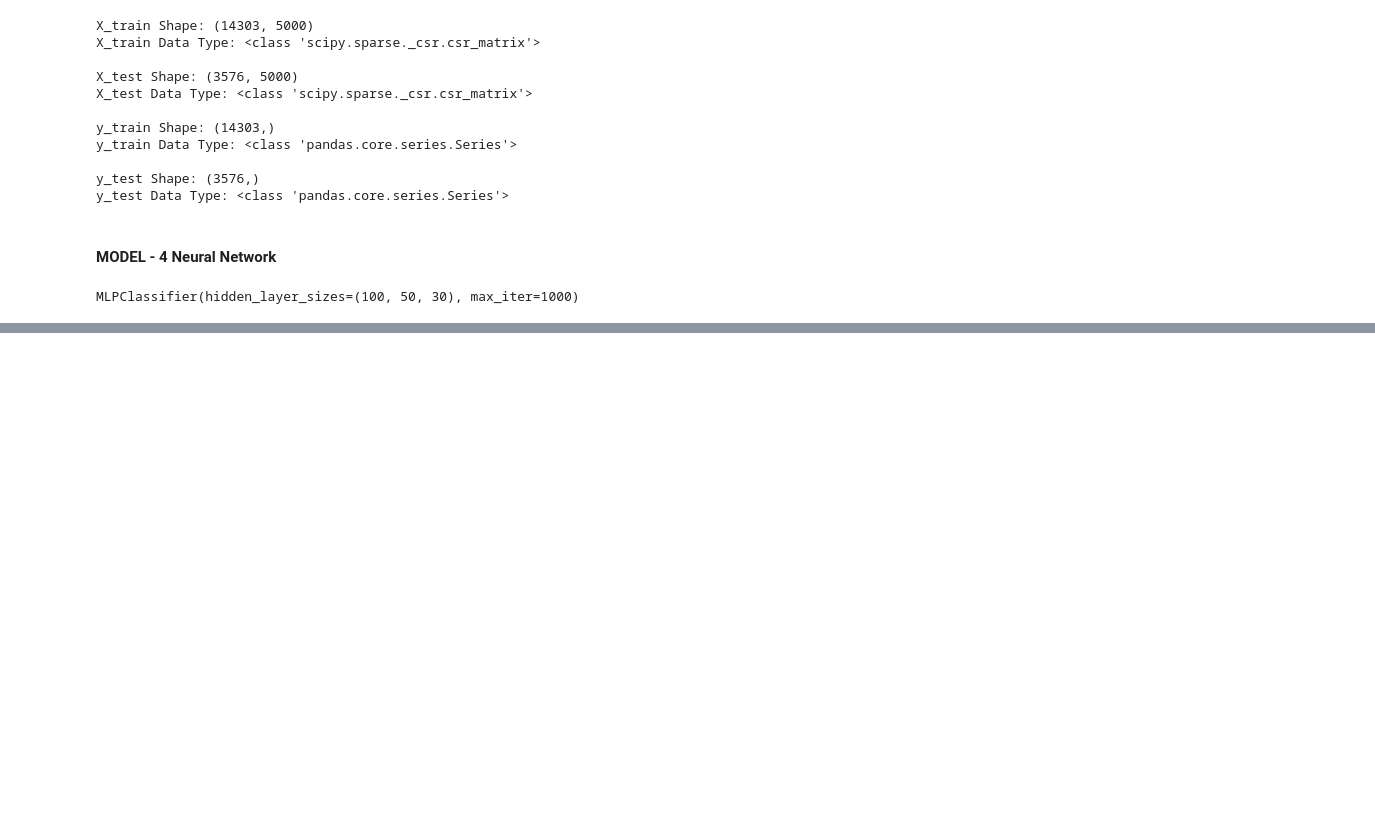
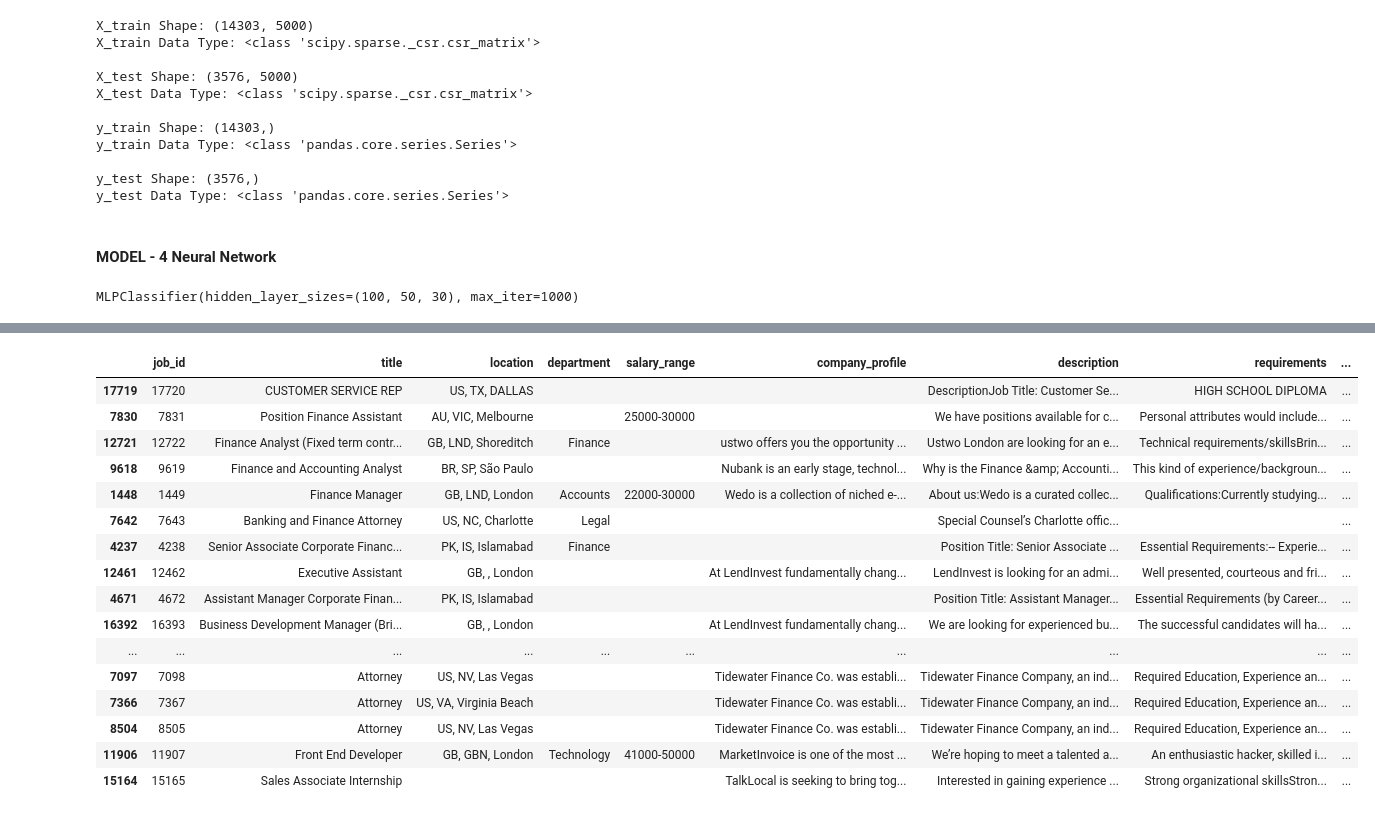
Before and after one commit to sumeetsuvarna/DataMining-Project, a Jupyter notebook: Data_Mining.ipynb, the cells around one changed output, grey strips where cells are left out. Cells and saved outputs as stored; diff of their text form; code cells hidden in the pictures; blank space fills up the shorter version.

```diff
--- a/Data_Mining.ipynb
+++ b/Data_Mining.ipynb
@@ -189,14 +206,3 @@ industry                4903
 function                6455
 fraudulent                 0
 dtype: int64
-# %%
-# Fill missing values in the necessary columns with an empty string
-job_data['location'].fillna('', inplace=True)
-
-job_data['description'].fillna('', inplace=True)
-
-job_data['company_profile'].fillna('', inplace=True)
-
-job_data['requirements'].fillna('', inplace=True)
-
-job_data['benefits'].fillna('', inplace=True)
@@ -438,7 +451,7 @@ job_data.shape
 # %%
 # for query search and  text preprocessing we will be combining the description and title column
 
-job_data['job_text_info'] = job_data['title'] + ' ' + job_data['description']
+job_data['job_text_info'] = job_data['title'] + ' ' + job_data['description'] + ' ' + job_data['company_profile']
 
 # Drop the 'job_title' and 'description' columns if needed
 # df = df.drop(['job_title', 'description'], axis=1)
@@ -614,0 +642,51 @@ Accuracy: 97.62%
+# %%
+from sklearn.metrics.pairwise import cosine_similarity
+import string
+
+def search_for_jobs(query, data, vectorizer, job_data):
+    # Preprocess the query
+    query = query.lower()
+    query = query.translate(str.maketrans('', '', string.punctuation))
+    query = word_tokenize(query)
+    query = [word for word in query if word not in stop_words]
+    query = [lemmatizer.lemmatize(word) for word in query]
+    query = ' '.join(query)
+
+    # Vectorize the query
+    query_vector = vectorizer.transform([query])
+
+    # Compute cosine similarity between the query and job descriptions
+    similarities = cosine_similarity(query_vector, data)
+
+    # Get indices of jobs sorted by similarity (descending order)
+    indices = similarities.argsort()[0][::-1]
+    indices = indices[:20]
+    selected_rows = job_data.loc[indices]
+
+    # Return the indices of relevant jobs
+    return selected_rows
+
+# Example usage
+user_query = "interested in finance"
+result_indices = search_for_jobs(user_query, X, vectorizer, job_data)
+
+# Display the indices
+result_indices
+# %% [output]
+|  | job_id | title | location | department | salary_range | company_profile | description | requirements | ... |
+| 17719 | 17720 | CUSTOMER SERVICE REP | US, TX, DALLAS |  |  |  | DescriptionJob Title: Customer Se... | HIGH SCHOOL DIPLOMA | ... |
+| 7830 | 7831 | Position Finance Assistant | AU, VIC, Melbourne |  | 25000-30000 |  | We have positions available for c... | Personal attributes would include... | ... |
+| 12721 | 12722 | Finance Analyst (Fixed term contr... | GB, LND, Shoreditch | Finance |  | ustwo offers you the opportunity ... | Ustwo London are looking for an e... | Technical requirements/skillsBrin... | ... |
+| 9618 | 9619 | Finance and Accounting Analyst | BR, SP, São Paulo |  |  | Nubank is an early stage, technol... | Why is the Finance &amp; Accounti... | This kind of experience/backgroun... | ... |
+| 1448 | 1449 | Finance Manager | GB, LND, London | Accounts | 22000-30000 | Wedo is a collection of niched e-... | About us:Wedo is a curated collec... | Qualifications:Currently studying... | ... |
+| 7642 | 7643 | Banking and Finance Attorney | US, NC, Charlotte | Legal |  |  | Special Counsel’s Charlotte offic... |  | ... |
+| 4237 | 4238 | Senior Associate Corporate Financ... | PK, IS, Islamabad | Finance |  |  | Position Title: Senior Associate ... | Essential Requirements:-- Experie... | ... |
+| 12461 | 12462 | Executive Assistant | GB, , London |  |  | At LendInvest fundamentally chang... | LendInvest is looking for an admi... | Well presented, courteous and fri... | ... |
+| 4671 | 4672 | Assistant Manager Corporate Finan... | PK, IS, Islamabad |  |  |  | Position Title: Assistant Manager... | Essential Requirements (by Career... | ... |
+| 16392 | 16393 | Business Development Manager (Bri... | GB, , London |  |  | At LendInvest fundamentally chang... | We are looking for experienced bu... | The successful candidates will ha... | ... |
+| ... | ... | ... | ... | ... | ... | ... | ... | ... | ... |
+| 7097 | 7098 | Attorney | US, NV, Las Vegas |  |  | Tidewater Finance Co. was establi... | Tidewater Finance Company, an ind... | Required Education, Experience an... | ... |
+| 7366 | 7367 | Attorney | US, VA, Virginia Beach |  |  | Tidewater Finance Co. was establi... | Tidewater Finance Company, an ind... | Required Education, Experience an... | ... |
+| 8504 | 8505 | Attorney | US, NV, Las Vegas |  |  | Tidewater Finance Co. was establi... | Tidewater Finance Company, an ind... | Required Education, Experience an... | ... |
+| 11906 | 11907 | Front End Developer | GB, GBN, London | Technology | 41000-50000 | MarketInvoice is one of the most ... | We’re hoping to meet a talented a... | An enthusiastic hacker, skilled i... | ... |
+| 15164 | 15165 | Sales Associate Internship |  |  |  | TalkLocal is seeking to bring tog... | Interested in gaining experience ... | Strong organizational skillsStron... | ... |
```
Also changed, not shown: parts of 22 cells of this notebook.
